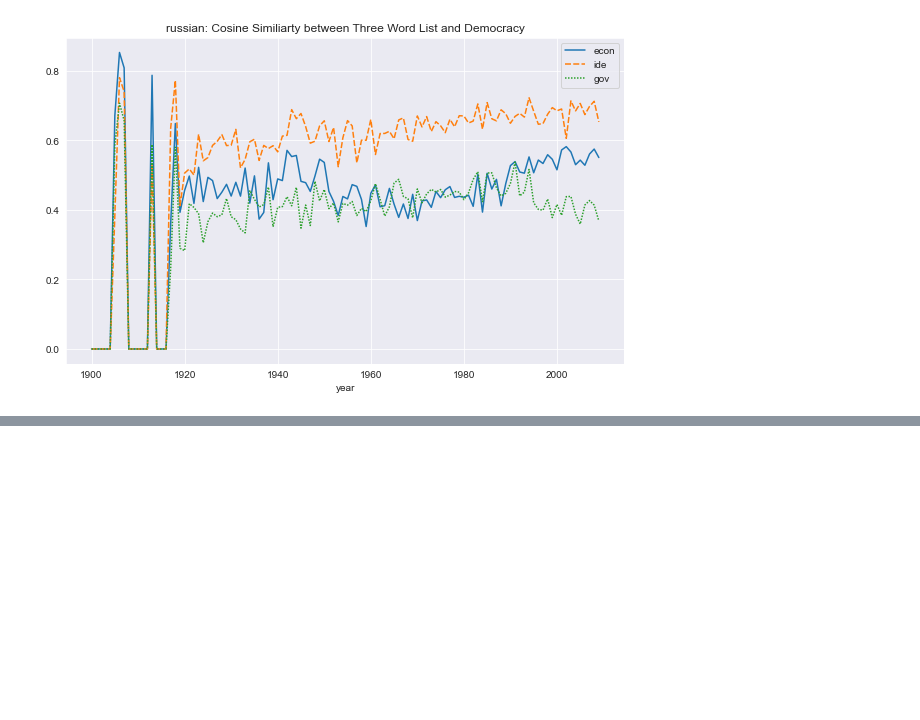
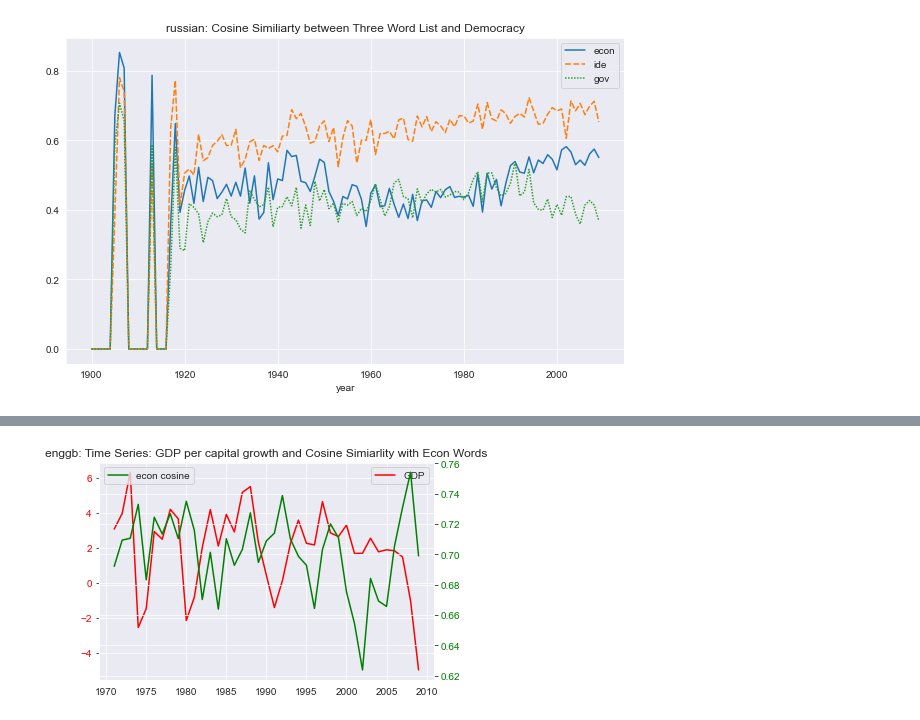
Before and after one commit to cultural-proj/democracy, a Jupyter notebook: cosine_pipeline.ipynb, the cells around one changed output, grey strips where cells are left out. Saved outputs shown, nothing was run; the diff lists cells and outputs as text; code cells hidden in the pictures; blank space fills up the shorter version.

```diff
--- a/cosine_pipeline.ipynb
+++ b/cosine_pipeline.ipynb
@@ -73,0 +130,4 @@ get_cos_plot('russian')
+# %%
+get_time_series_plot('enggb')
+# %% [output]
+[figure, added]
```
Also changed, not shown: parts of 8 cells of this notebook, 5 other files.
